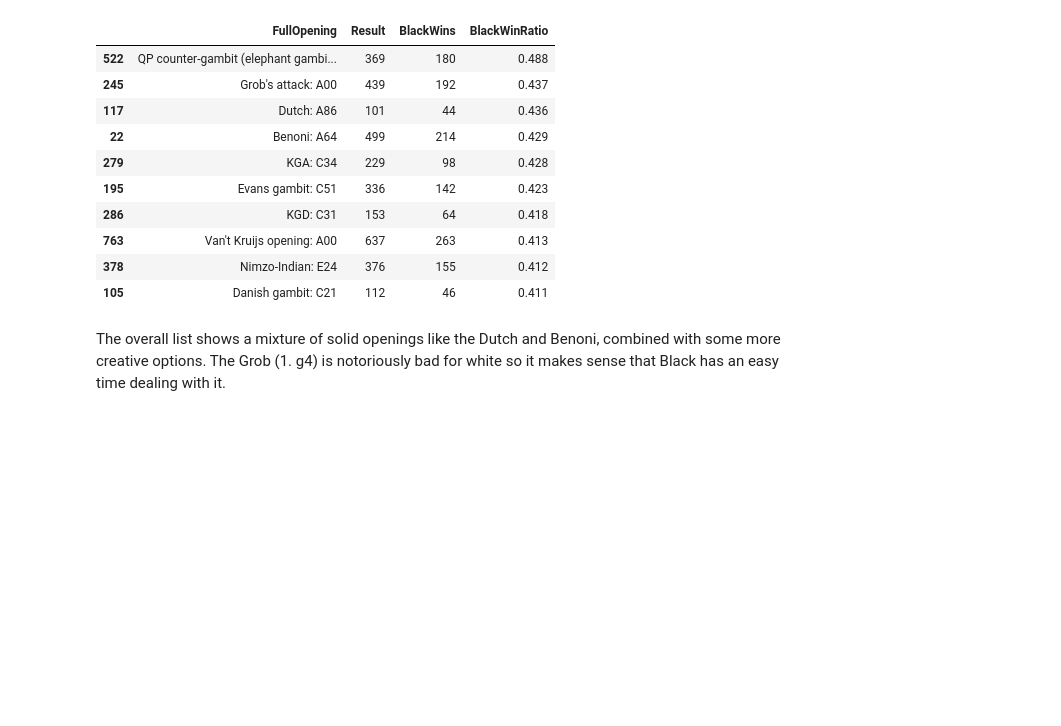
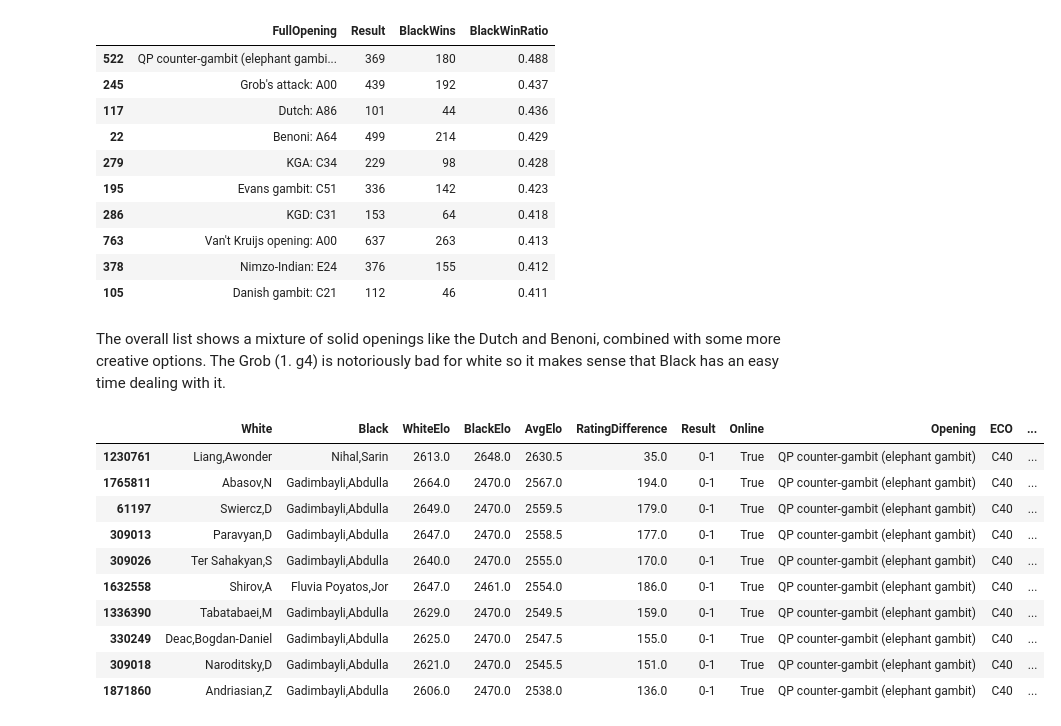
Before and after one commit to ameya932/Black-Chess-Openings-Analysis, a Jupyter notebook: Black_Openings_Chess.ipynb, the cells around one changed output. Drawn from its saved outputs; the diff is of its cells as text; code cells hidden in the pictures; blank space fills up the shorter version.

```diff
--- a/Black_Openings_Chess.ipynb
+++ b/Black_Openings_Chess.ipynb
@@ -188,3 +186,17 @@ op[['FullOpening','Result','BlackWins','BlackWinRatio']]
 | 105 | Danish gambit: C21 | 112 | 46 | 0.411 |
 # %% [markdown]
 The overall list shows a mixture of solid openings like the Dutch and Benoni, combined with some more creative options. The Grob (1. g4) is notoriously bad for white so it makes sense that Black has an easy time dealing with it.
+# %%
+df.query("Opening == 'QP counter-gambit (elephant gambit)' and Result == '0-1'")[important_cols].sort_values('AvgElo',ascending=False).head(10)
+# %% [output]
+|  | White | Black | WhiteElo | BlackElo | AvgElo | RatingDifference | Result | Online | Opening | ECO | ... |
+| 1230761 | Liang,Awonder | Nihal,Sarin | 2613.0 | 2648.0 | 2630.5 | 35.0 | 0-1 | True | QP counter-gambit (elephant gambit) | C40 | ... |
+| 1765811 | Abasov,N | Gadimbayli,Abdulla | 2664.0 | 2470.0 | 2567.0 | 194.0 | 0-1 | True | QP counter-gambit (elephant gambit) | C40 | ... |
+| 61197 | Swiercz,D | Gadimbayli,Abdulla | 2649.0 | 2470.0 | 2559.5 | 179.0 | 0-1 | True | QP counter-gambit (elephant gambit) | C40 | ... |
+| 309013 | Paravyan,D | Gadimbayli,Abdulla | 2647.0 | 2470.0 | 2558.5 | 177.0 | 0-1 | True | QP counter-gambit (elephant gambit) | C40 | ... |
+| 309026 | Ter Sahakyan,S | Gadimbayli,Abdulla | 2640.0 | 2470.0 | 2555.0 | 170.0 | 0-1 | True | QP counter-gambit (elephant gambit) | C40 | ... |
+| 1632558 | Shirov,A | Fluvia Poyatos,Jor | 2647.0 | 2461.0 | 2554.0 | 186.0 | 0-1 | True | QP counter-gambit (elephant gambit) | C40 | ... |
+| 1336390 | Tabatabaei,M | Gadimbayli,Abdulla | 2629.0 | 2470.0 | 2549.5 | 159.0 | 0-1 | True | QP counter-gambit (elephant gambit) | C40 | ... |
+| 330249 | Deac,Bogdan-Daniel | Gadimbayli,Abdulla | 2625.0 | 2470.0 | 2547.5 | 155.0 | 0-1 | True | QP counter-gambit (elephant gambit) | C40 | ... |
+| 309018 | Naroditsky,D | Gadimbayli,Abdulla | 2621.0 | 2470.0 | 2545.5 | 151.0 | 0-1 | True | QP counter-gambit (elephant gambit) | C40 | ... |
+| 1871860 | Andriasian,Z | Gadimbayli,Abdulla | 2606.0 | 2470.0 | 2538.0 | 136.0 | 0-1 | True | QP counter-gambit (elephant gambit) | C40 | ... |
```
Also changed, not shown: parts of 19 cells of this notebook.
